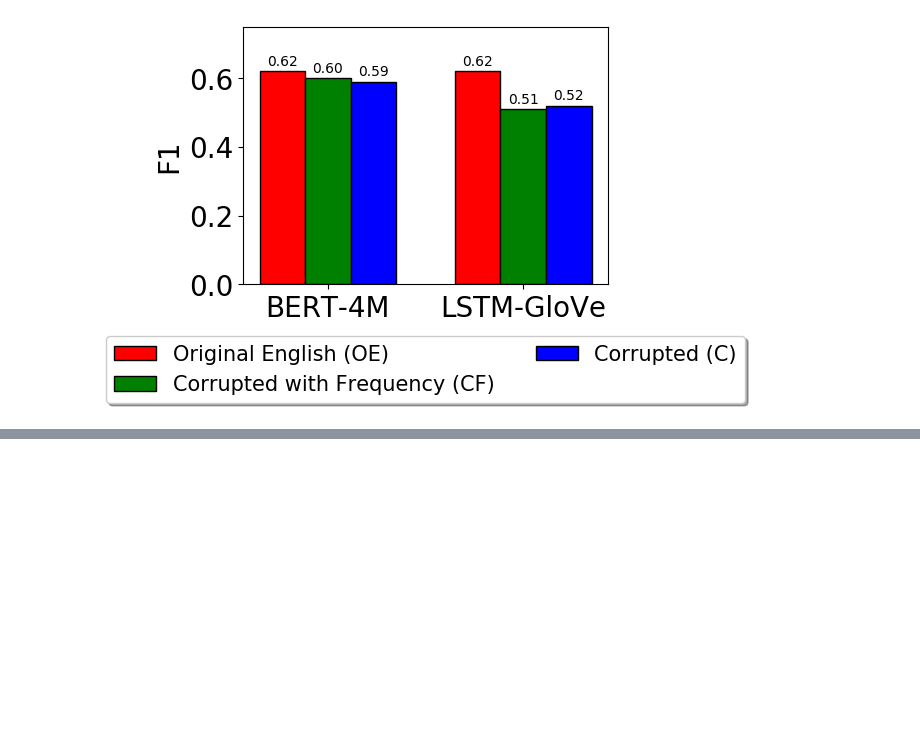
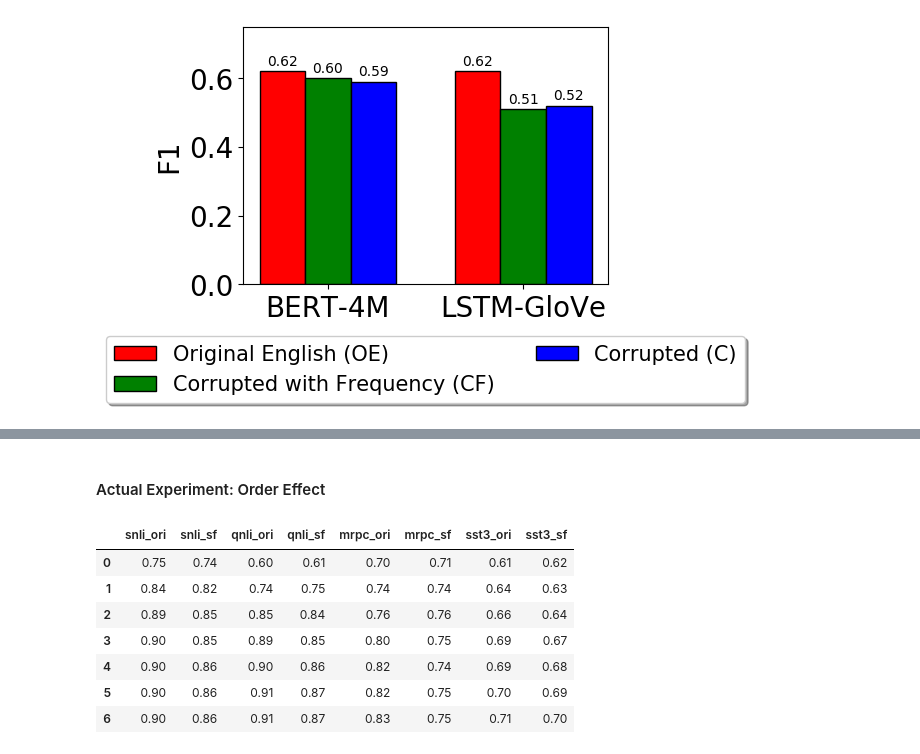
Before and after one commit to frankaging/limits-cross-domain-transfer, a Jupyter notebook: code/visualization_helpers.ipynb, the cells around one changed output, grey strips where cells are left out. Drawn from its saved outputs; the diff is of its cells as text; code cells hidden in the pictures; blank space fills up the shorter version.

```diff
--- a/code/visualization_helpers.ipynb
+++ b/code/visualization_helpers.ipynb
@@ -451,0 +821,14 @@ plt.show()
+# %% [markdown]
+#### Actual Experiment: Order Effect
+# %%
+exp_data_1 = pd.read_csv("../data-files/order-effect.csv", delimiter=",")
+exp_data_1
+# %% [output]
+|  | snli_ori | snli_sf | qnli_ori | qnli_sf | mrpc_ori | mrpc_sf | sst3_ori | sst3_sf |
+| 0 | 0.75 | 0.74 | 0.60 | 0.61 | 0.70 | 0.71 | 0.61 | 0.62 |
+| 1 | 0.84 | 0.82 | 0.74 | 0.75 | 0.74 | 0.74 | 0.64 | 0.63 |
+| 2 | 0.89 | 0.85 | 0.85 | 0.84 | 0.76 | 0.76 | 0.66 | 0.64 |
+| 3 | 0.90 | 0.85 | 0.89 | 0.85 | 0.80 | 0.75 | 0.69 | 0.67 |
+| 4 | 0.90 | 0.86 | 0.90 | 0.86 | 0.82 | 0.74 | 0.69 | 0.68 |
+| 5 | 0.90 | 0.86 | 0.91 | 0.87 | 0.82 | 0.75 | 0.70 | 0.69 |
+| 6 | 0.90 | 0.86 | 0.91 | 0.87 | 0.83 | 0.75 | 0.71 | 0.70 |
```
Also changed, not shown: parts of 7 cells of this notebook.
